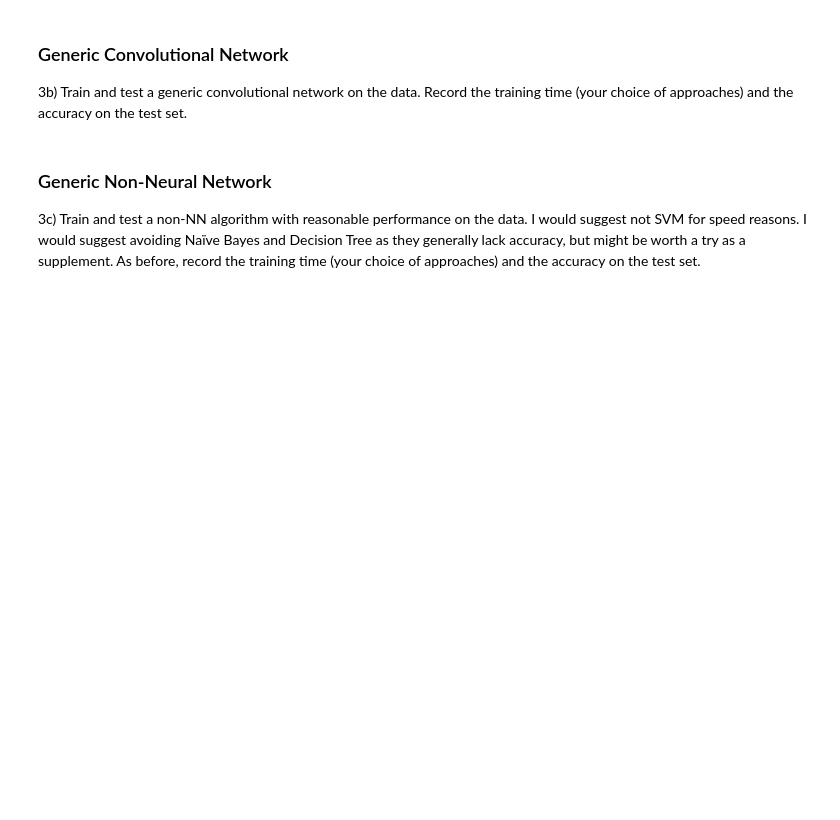
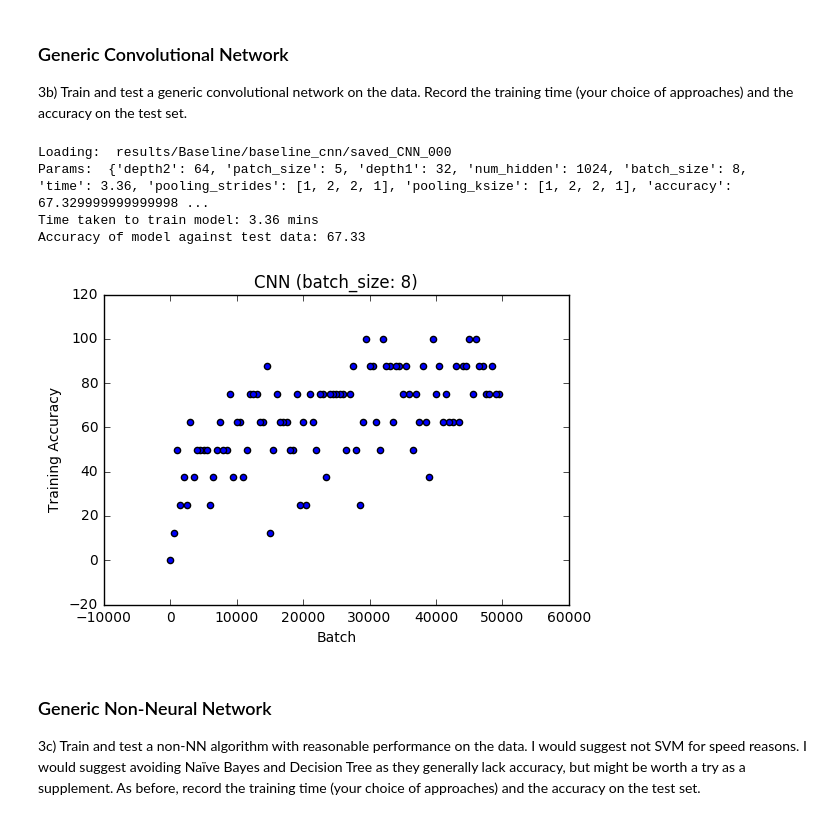
Before and after one commit to rabjohnston/E81HW4, a Jupyter notebook: submission/HW4.ipynb, the cells around one changed output. Drawn from its saved outputs; the diff is of its cells as text; code cells hidden in the pictures; blank space fills up the shorter version.

```diff
--- a/submission/HW4.ipynb
+++ b/submission/HW4.ipynb
@@ -53,6 +53,22 @@ Accuracy of model against test data: 51.35
 ### Generic Convolutional Network
 
 3b) Train and test a generic convolutional network on the data. Record the training time (your choice of approaches) and the accuracy on the test set.
+# %%
+rs_cnn = Results()
+rs_cnn.load('results/Baseline/baseline_cnn')
+result_cnn = rs_cnn.highest('accuracy')
+print('Time taken to train model: {} mins'.format(result_cnn.params['time']))
+print('Accuracy of model against test data: {}'.format(result_cnn.params['accuracy']))
+
+
+plotAccuracy('CNN (batch_size: {})'\
+             .format(result_cnn.params['batch_size']), result_cnn.epochs)
+# %% [output]
+Loading:  results/Baseline/baseline_cnn/saved_CNN_000
+Params:  {'depth2': 64, 'patch_size': 5, 'depth1': 32, 'num_hidden': 1024, 'batch_size': 8, 'time': 3.36, 'pooling_strides': [1, 2, 2, 1], 'pooling_ksize': [1, 2, 2, 1], 'accuracy': 67.329999999999998 ...
+Time taken to train model: 3.36 mins
+Accuracy of model against test data: 67.33
+[figure, added]
 # %% [markdown]
 ### Generic Non-Neural Network
 
```
Also changed, not shown: parts of 2 cells of this notebook, 1 other file.
